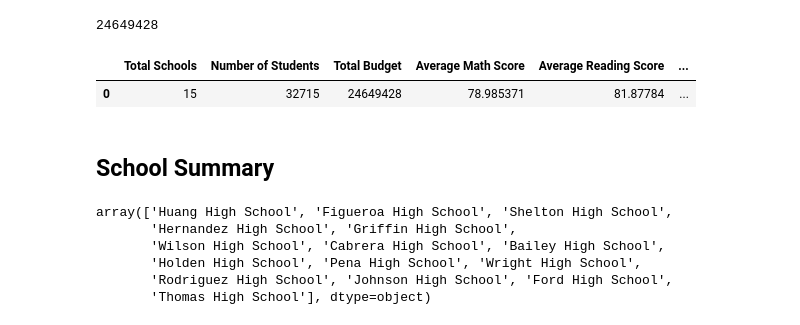
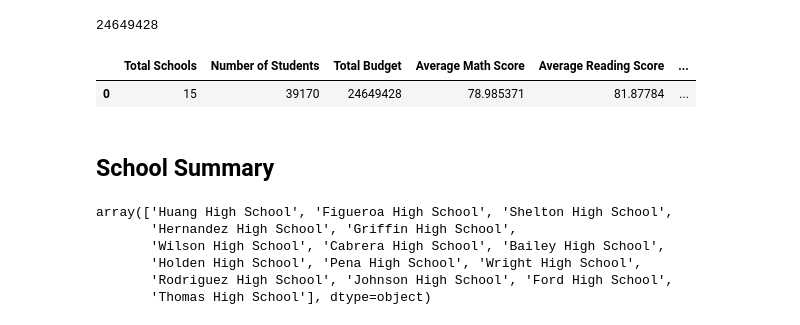
Before and after one commit to cynthiakellogg/pandas-challenge, a Jupyter notebook: PyCitySchools/copy.ipynb, the cells around one changed output. Cells and saved outputs as stored; diff of their text form; code cells hidden in the pictures.

```diff
--- a/PyCitySchools/copy.ipynb
+++ b/PyCitySchools/copy.ipynb
@@ -108,0 +123,7 @@ passing_rate
+# %%
+passing_reading_count = renamed_df[(renamed_df["Reading Score"] >=70)].count()["School ID"]
+passing_reading_count
+
+pass_read_70 = passing_reading_count/student_count
+renamed_df["% Passing Reading"] = pass_read_70
+pass_read_70
@@ -115,15 +147,0 @@ Index(['School Name', ' School Type', 'Size', 'School Budget', 'Student Name',
-# %%
-#Calculate the percentage of students with a passing math score (70 or greater)
-columns = ['School Name', ' School Type', 'Size', 'School Budget', 'Student Name',
-       'Grade', 'Reading Score', 'Math Score']
-math_70_sorted_df = renamed_df.loc[renamed_df['Math Score'] >= 70, columns]
-math_70_sorted_df.head()
-
-new_student_count = len(math_70_sorted_df['Student Name'].unique())
-new_student_count
-
-new_M_percent = new_student_count/student_count
-new_M_percent
-
-renamed_df["% Passing Math"] = new_M_percent
-renamed_df.head(10)
@@ -142,18 +147,0 @@ renamed_df.head(10)
-# %%
-#Calculate the percentage of students with a passing reading score (70 or greater)
-#Calculate the percentage of students with a passing math score (70 or greater)
-columns = ['School Name', ' School Type', 'Size', 'School Budget', 'Student Name',
-       'Grade', 'Reading Score', 'Math Score']
-read_70_sorted_df = renamed_df.loc[renamed_df['Reading Score'] >= 70, columns]
-read_70_sorted_df.head()
-
-new_student_Rcount = len(read_70_sorted_df['Student Name'].unique())
-new_student_Rcount
-
-new_R_percent = new_student_Rcount/student_count
-new_R_percent
-
-renamed_df["% Passing Reading"] = new_R_percent
-renamed_df["Avg Passing Rate"] = passing_rate
-
-renamed_df.head()
@@ -192,17 +173,17 @@ budget_count
 # %%
 summary_df = pd.DataFrame({"Total Schools": [school_count],
                               "Number of Students": student_count,
                               "Total Budget": budget_count,
                            "Average Math Score": avg_math,
                            "Average Reading Score": avg_read,
                            "Average Passing Rate": passing_rate,
-                           "% Passing Math": new_M_percent,
-                           "% Passing Reading": new_R_percent
+                           "% Passing Math": pass_math_70,
+                           "% Passing Reading": pass_read_70
                           })
 summary_df
 # %% [output]
 |  | Total Schools | Number of Students | Total Budget | Average Math Score | Average Reading Score | ... |
-| 0 | 15 | 32715 | 24649428 | 78.985371 | 81.87784 | ... |
+| 0 | 15 | 39170 | 24649428 | 78.985371 | 81.87784 | ... |
 # %% [markdown]
 ## School Summary
 # %%
```
Also changed, not shown: parts of 55 cells of this notebook, 2 other files.
